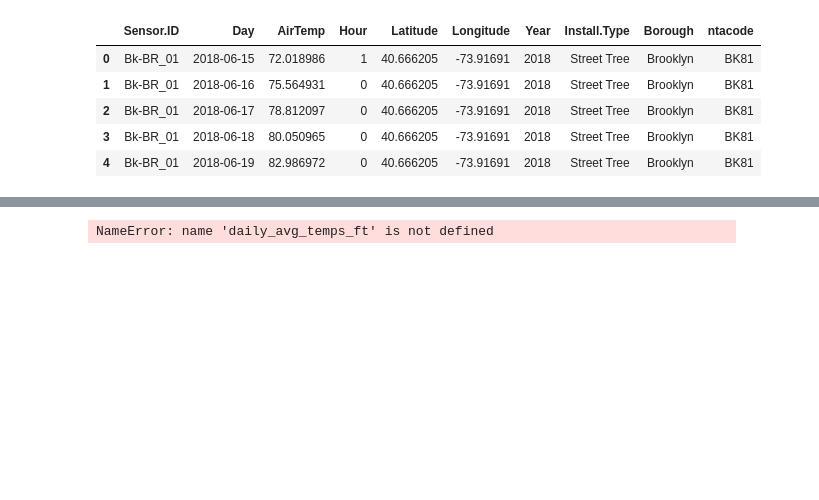
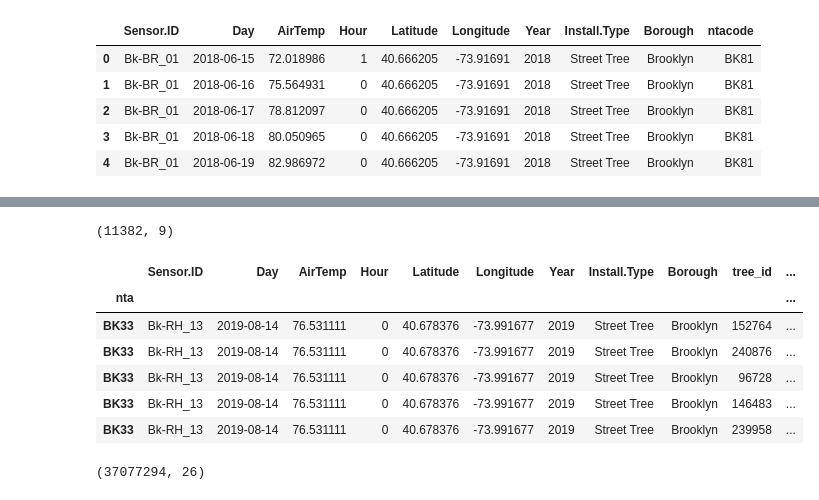
Before and after one commit to yaminivibha/DataMiningNYCTemps, a Jupyter notebook: lib/data-processing.ipynb, the cells around one changed output, grey strips where cells are left out. Saved outputs shown, nothing was run; the diff lists cells and outputs as text; code cells hidden in the pictures; blank space fills up the shorter version.

```diff
--- a/lib/data-processing.ipynb
+++ b/lib/data-processing.ipynb
@@ -170,3 +184,17 @@ trees_nta_filtered = trees[trees['nta'].isin(relevant_nta_codes)]
+# %%
+cols_to_drop = [
+    'root_stone',
+    'root_grate',
+    'root_other',
+    'trunk_wire',
+    'trnk_light',
+    'trnk_other',
+    'brch_light',
+    'brch_shoe',
+    'brch_other',
+    'borough',
+]
+trees_nta_filtered.drop(columns=cols_to_drop, inplace=True)
 # %%
 # To make the join faster, index on the merging columns and sort the dataframes by the index.
 daily_avg_temps.set_index('nta', inplace=True)
@@ -174,13 +204,25 @@ trees_nta_filtered.set_index('nta', inplace=True)
 # %%
 # Further filter temps to only include every third day.
-daily_avg_temps_ft = daily_avg_temps[daily_avg_temps['Day'].dt.day % 3 == 0]
+daily_avg_temps_filtered = daily_avg_temps[daily_avg_temps['Day'].dt.day % 7 == 0]
+# %%
+daily_avg_temps_filtered.shape
+# %% [output]
+(11382, 9)
 # %%
 # Use dask to merge the dataframes in parallel.
-dd_daily_avg_temps = dd.from_pandas(daily_avg_temps_ft, npartitions=3)
+dd_daily_avg_temps = dd.from_pandas(daily_avg_temps_filtered, npartitions=3)
 dd_trees_nta_filtered = dd.from_pandas(trees_nta_filtered, npartitions=3)
 integrated = dd.merge(dd_daily_avg_temps, dd_trees_nta_filtered, on='nta').compute()
-# %% [output]
-NameError: name 'daily_avg_temps_ft' is not defined
+# %%
+integrated.head()
+# %% [output]
+|  | Sensor.ID | Day | AirTemp | Hour | Latitude | Longitude | Year | Install.Type | Borough | tree_id | ... |
+| nta |  |  |  |  |  |  |  |  |  |  | ... |
+| BK33 | Bk-RH_13 | 2019-08-14 | 76.531111 | 0 | 40.678376 | -73.991677 | 2019 | Street Tree | Brooklyn | 152764 | ... |
+| BK33 | Bk-RH_13 | 2019-08-14 | 76.531111 | 0 | 40.678376 | -73.991677 | 2019 | Street Tree | Brooklyn | 240876 | ... |
+| BK33 | Bk-RH_13 | 2019-08-14 | 76.531111 | 0 | 40.678376 | -73.991677 | 2019 | Street Tree | Brooklyn | 96728 | ... |
+| BK33 | Bk-RH_13 | 2019-08-14 | 76.531111 | 0 | 40.678376 | -73.991677 | 2019 | Street Tree | Brooklyn | 146483 | ... |
+| BK33 | Bk-RH_13 | 2019-08-14 | 76.531111 | 0 | 40.678376 | -73.991677 | 2019 | Street Tree | Brooklyn | 239958 | ... |
 # %%
 # Adding labels for latitude and longitude columns from trees and temps in merged
 # to differentiate between the two
@@ -195,2 +231,6 @@ integrated.to_csv('../INTEGRATED-DATASET.csv')
+# %%
+integrated.shape
+# %% [output]
+(37077294, 26)
 # %%
 integrated.to_csv('../INTEGRATED-DATASET.csv')
```
Also changed, not shown: parts of 4 cells of this notebook.
